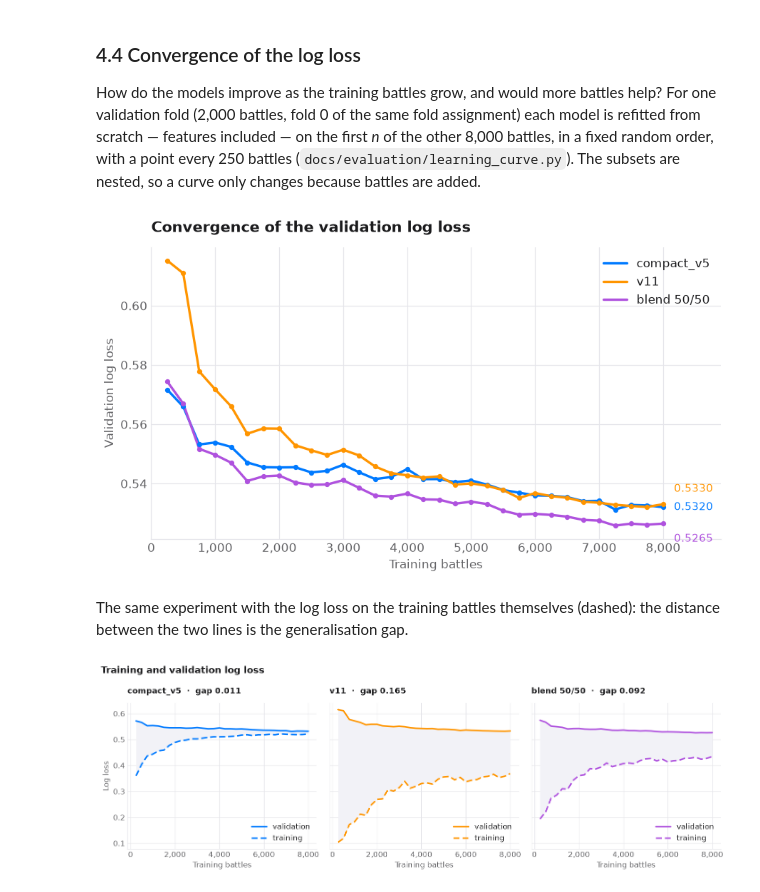
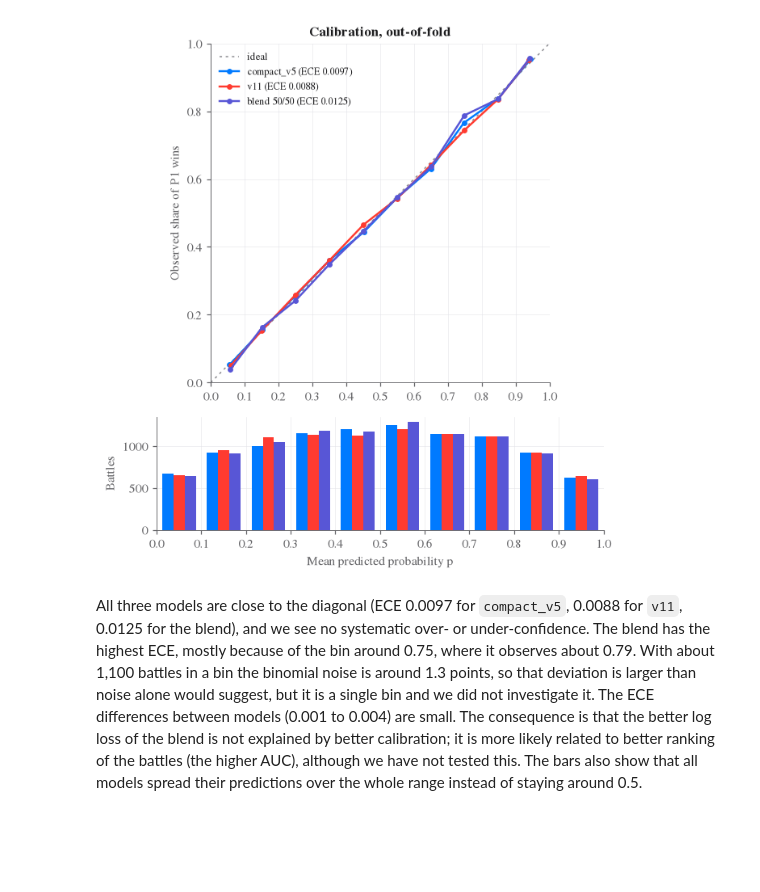
Before and after one commit to CiottoloMaggico/pokechallenge-fall-2026, a Jupyter notebook: docs/notebook/pokechallenge.ipynb, the cells around one changed output. Saved outputs shown, nothing was run; the diff lists cells and outputs as text; code cells hidden in the pictures; blank space fills up the shorter version.

```diff
--- a/docs/notebook/pokechallenge.ipynb
+++ b/docs/notebook/pokechallenge.ipynb
@@ -271,25 +219,7 @@ model can reach from 30 turns.
+# %%
+calibration = plots.calibration_table(oof, DATA)
+plots.plot_calibration(calibration, FIGURES);
+# %% [output]
+[figure, added]
 # %% [markdown]
-### 4.4 Convergence of the log loss
-
-How do the models improve as the training battles grow, and would more battles help? For one
-validation fold (2,000 battles, fold 0 of the same fold assignment) each model is refitted from
-scratch — features included — on the first *n* of the other 8,000 battles, in a fixed random
-order, with a point every 250 battles (`docs/evaluation/learning_curve.py`). The subsets are
-nested, so a curve only changes because battles are added.
+All three models are close to the diagonal (ECE 0.0097 for `compact_v5`, 0.0088 for `v11`, 0.0125 for the blend), and we see no systematic over- or under-confidence. The blend has the highest ECE, mostly because of the bin around 0.75, where it observes about 0.79. With about 1,100 battles in a bin the binomial noise is around 1.3 points, so that deviation is larger than noise alone would suggest, but it is a single bin and we did not investigate it. The ECE differences between models (0.001 to 0.004) are small. The consequence is that the better log loss of the blend is not explained by better calibration; it is more likely related to better ranking of the battles (the higher AUC), although we have not tested this. The bars also show that all models spread their predictions over the whole range instead of staying around 0.5.
-# %%
-if RUN_EVALUATION:
-    sizes = " ".join(str(size) for size in range(CURVE_STEP, 8000, CURVE_STEP))
-    for name, (features, model, repair, extra) in MODELS.items():
-        !{PYTHON} docs/evaluation/learning_curve.py --train {TRAIN} --pokedex {POKEDEX} --features {features} --models {model} --repair {repair} {extra} --seed {SEED} --folds 0 --sizes {sizes} --out {EVALUATION}/curve_{name}.csv
-    !{SUMMARIZE} curve --compact {EVALUATION}/curve_compact_v5.csv --v11 {EVALUATION}/curve_v11.csv --out {DATA}
-
-plots.plot_loss_convergence(table("loss_curve"), FIGURES);
-# %% [output]
-[figure, removed]
-# %% [markdown]
-The same experiment with the log loss on the training battles themselves (dashed): the distance
-between the two lines is the generalisation gap.
-# %%
-plots.plot_generalization_gap(table("loss_curve"), FIGURES);
-# %% [output]
-[figure, removed]
```
Also changed, not shown: parts of 52 cells of this notebook.
